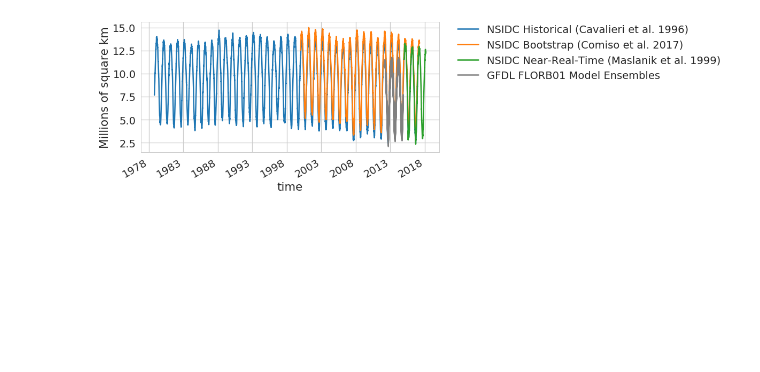
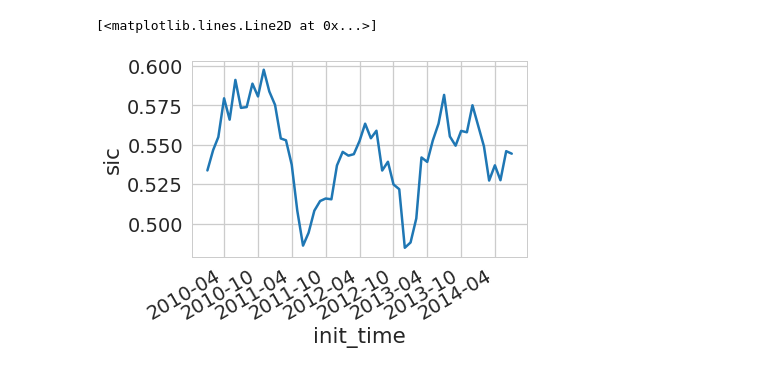
Before and after one commit to NicWayand/ESIO, a Jupyter notebook: notebooks/plot_pan_arctic_extent.ipynb, the cells around one changed output. Saved outputs shown, nothing was run; the diff lists cells and outputs as text; code cells hidden in the pictures; blank space fills up the shorter version.

Commit message:
added module to contain functions for esio. Working on metrics for sic evaluation.

```diff
--- a/notebooks/plot_pan_arctic_extent.ipynb
+++ b/notebooks/plot_pan_arctic_extent.ipynb
@@ -27,4 +31,4 @@ da_79 = xr.open_dataarray(os.path.join(data_dir, 'NSIDC_0079/sipn_nc/NSIDC_0079.
 da_81 = xr.open_dataarray(os.path.join(data_dir, 'NSIDC_0081/sipn_nc/NSIDC_0081.nc'))
 # %%
 # Load in Model
-ds_gfdl_flor = xr.open_dataset('/home/disk/sipn/nicway/data/model/nmme/GFDL_FLORB01/hist/stereo/GFDL_FLORB01_Stereo.nc')
+ds_gfdl_flor = xr.open_dataset('/home/disk/sipn/nicway/data/model/nmme/reforecast/sipn_nc/GFDL_FLORB01_Stereo.nc')
@@ -72,0 +41,11 @@ def plot_model_ensm(ds=None, axin=None, labelin=None, color='grey'):
+# %%
+# Aggreagate Obs to Model temporal time setp
+# ex: gfdl data is monthly means, time stamp at beinging of period
+da_79_avg_mon = da_79_avg.resample(time='MS').mean()
+# Format obs like model
+da_79_avg_mon_X = esio.format_obs_like_model(ds_gfdl_flor_avg, da_79_avg_mon)
+# %%
+ # Get observational mean and sigma
+(mu, sigma) = esio.clim_mu_sigma(da_79_avg_mon, method='MK')
+# %%
+c_nrmse = esio.NRMSE(ds_gfdl_flor_avg, da_79_avg_mon_X, sigma)
@@ -72,0 +64,6 @@ def plot_model_ensm(ds=None, axin=None, labelin=None, color='grey'):
+# %%
+#NRMSE is following the same pattern per months as Hawkins et al. 2016.
+c_nrmse.plot()
+# %% [output]
+[<matplotlib.lines.Line2D at 0x...>]
+[figure, added]
@@ -73,18 +87,16 @@ def plot_model_ensm(ds=None, axin=None, labelin=None, color='grey'):
 # %%
 # Plot pan-Arctic sea ice extent
 f, ax1 = plt.subplots(1,1)
-f.set_size_inches(10, 5)
+f.set_size_inches(20, 10)
 # Observations
 da_51_avg.plot(ax=ax1, label='NSIDC Historical (Cavalieri et al. 1996)')
 da_79_avg.plot(ax=ax1, label='NSIDC Bootstrap (Comiso et al. 2017)')
 da_81_avg.plot(ax=ax1, label='NSIDC Near-Real-Time (Maslanik et al. 1999)')
 plt.ylabel('Millions of square km')
 # Models
-plot_model_ensm(ds_gfdl_flor_avg, axin=ax1, labelin='GFDL FLORB01 Model Ensembles')
+esio.plot_model_ensm(ds_gfdl_flor_avg, axin=ax1, labelin='GFDL FLORB01 Model Ensembles')
 plt.legend(bbox_to_anchor=(1.03, 1.05))
 f.savefig(os.path.join(fig_dir,'panArcticSIC.png'),bbox_inches='tight',dpi=200)
-# %% [output]
-[figure, removed]
 # %%
 # Plot difference between NSIDC Historical and NRT data set
 plt.figure(figsize=(10,5))
```
Also changed, not shown: parts of 14 cells of this notebook, 2 other files.
